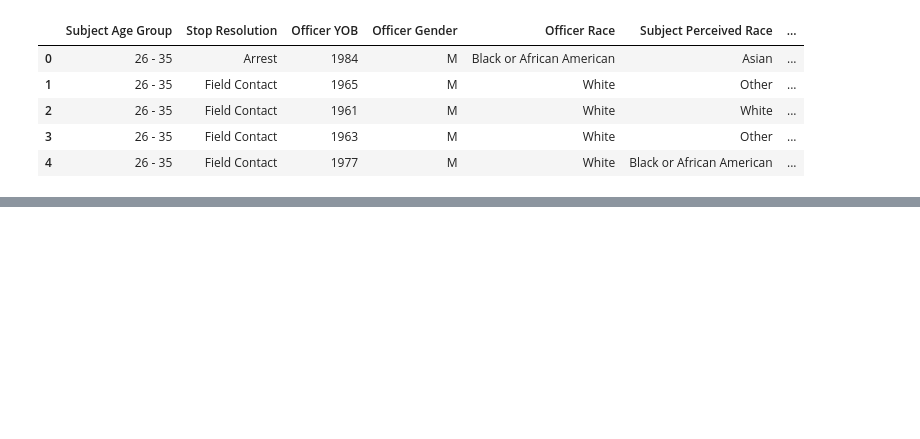
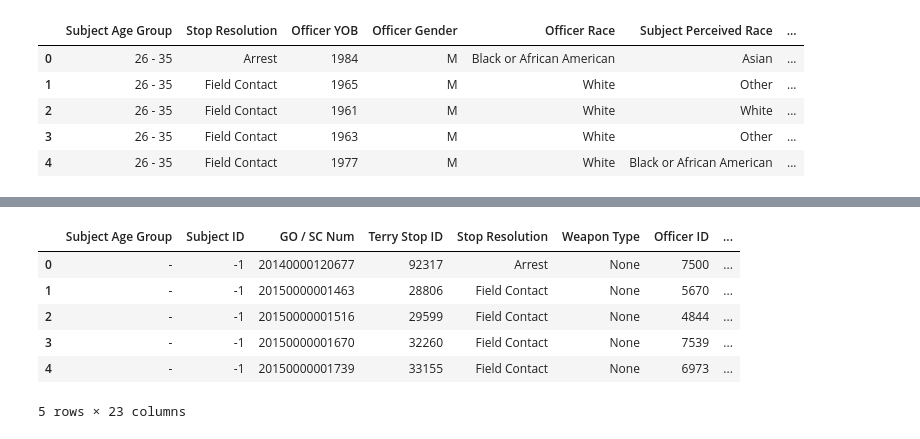
Before and after one commit to EricaSG/Mod3Project, a Jupyter notebook: Profile_EDA.ipynb, the cells around one changed output, grey strips where cells are left out. Cells and saved outputs as stored; diff of their text form; code cells hidden in the pictures; blank space fills up the shorter version.

```diff
--- a/Profile_EDA.ipynb
+++ b/Profile_EDA.ipynb
@@ -19,3 +19,14 @@ profile = ProfileReport (df, title='Pandas Profiling Report', html={'style':{'fu
 profile
 # %% [output]
 [interactive output not drawn]
+# %%
+unclean_df = pd.read_csv('Terry_Stops.csv')
+unclean_df.head()
+# %% [output]
+|  | Subject Age Group | Subject ID | GO / SC Num | Terry Stop ID | Stop Resolution | Weapon Type | Officer ID | ... |
+| 0 | - | -1 | 20140000120677 | 92317 | Arrest | None | 7500 | ... |
+| 1 | - | -1 | 20150000001463 | 28806 | Field Contact | None | 5670 | ... |
+| 2 | - | -1 | 20150000001516 | 29599 | Field Contact | None | 4844 | ... |
+| 3 | - | -1 | 20150000001670 | 32260 | Field Contact | None | 7539 | ... |
+| 4 | - | -1 | 20150000001739 | 33155 | Field Contact | None | 6973 | ... |
+5 rows × 23 columns
```
Also changed, not shown: parts of 1 cell of this notebook.
